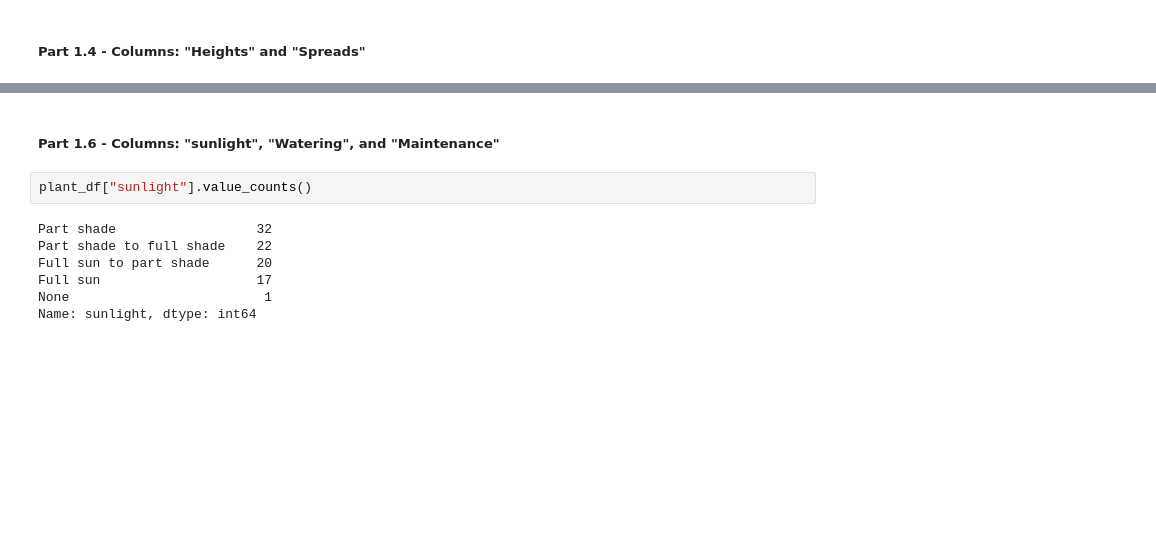
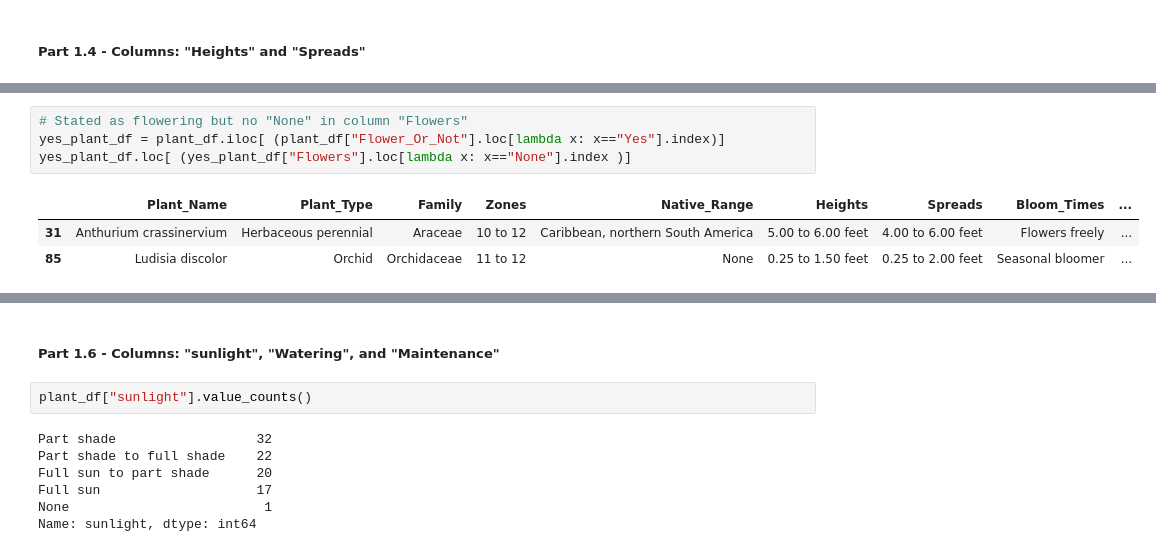
Before and after one commit to RMCrean/House_Plant_Recommender, a Jupyter notebook: House_Plant_Analysis.ipynb, the cells around one changed output, grey strips where cells are left out. Saved outputs shown, nothing was run; the diff lists cells and outputs as text; blank space fills up the shorter version.

```diff
--- a/House_Plant_Analysis.ipynb
+++ b/House_Plant_Analysis.ipynb
@@ -194,0 +428,8 @@ Same thought process for spreads. Certainly can make 1 or more columns of contin
+# %%
+# Stated as flowering but no "None" in column "Flowers"
+yes_plant_df = plant_df.iloc[ (plant_df["Flower_Or_Not"].loc[lambda x: x=="Yes"].index)]
+yes_plant_df.loc[ (yes_plant_df["Flowers"].loc[lambda x: x=="None"].index )]
+# %% [output]
+|  | Plant_Name | Plant_Type | Family | Zones | Native_Range | Heights | Spreads | Bloom_Times | ... |
+| 31 | Anthurium crassinervium | Herbaceous perennial | Araceae | 10 to 12 | Caribbean, northern South America | 5.00 to 6.00 feet | 4.00 to 6.00 feet | Flowers freely | ... |
+| 85 | Ludisia discolor | Orchid | Orchidaceae | 11 to 12 | None | 0.25 to 1.50 feet | 0.25 to 2.00 feet | Seasonal bloomer | ... |
```
Also changed, not shown: parts of 41 cells of this notebook.
